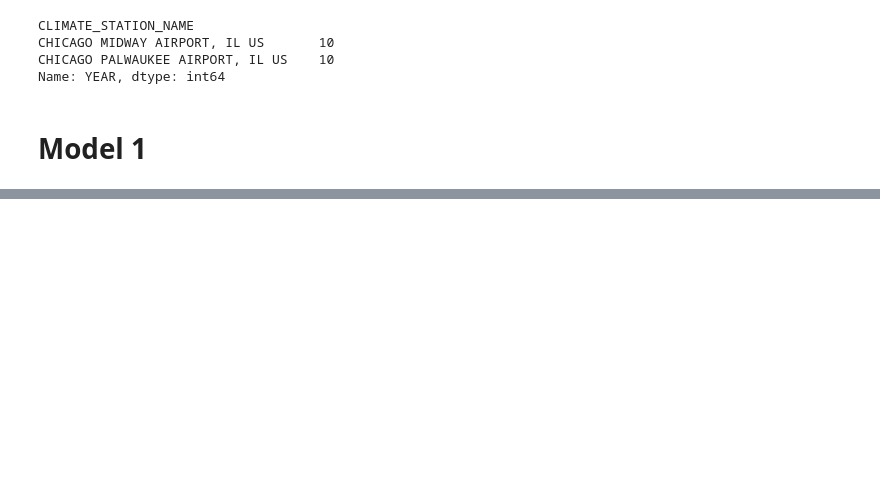
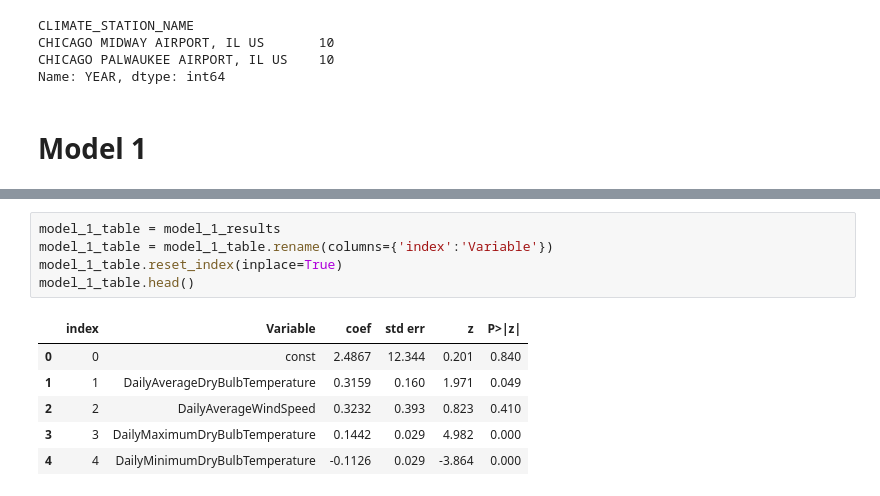
Before and after one commit to griffinberonio/AAE-724-Repo, a Jupyter notebook: Analysis_Notebook.ipynb, the cells around one changed output, grey strips where cells are left out. Drawn from its saved outputs; the diff is of its cells as text; blank space fills up the shorter version.

```diff
--- a/Analysis_Notebook.ipynb
+++ b/Analysis_Notebook.ipynb
@@ -112,0 +117,12 @@ AttributeError: 'NoneType' object has no attribute 'head'
+# %%
+model_1_table = model_1_results
+model_1_table = model_1_table.rename(columns={'index':'Variable'})
+model_1_table.reset_index(inplace=True)
+model_1_table.head()
+# %% [output]
+|  | index | Variable | coef | std err | z | P>|z| |
+| 0 | 0 | const | 2.4867 | 12.344 | 0.201 | 0.840 |
+| 1 | 1 | DailyAverageDryBulbTemperature | 0.3159 | 0.160 | 1.971 | 0.049 |
+| 2 | 2 | DailyAverageWindSpeed | 0.3232 | 0.393 | 0.823 | 0.410 |
+| 3 | 3 | DailyMaximumDryBulbTemperature | 0.1442 | 0.029 | 4.982 | 0.000 |
+| 4 | 4 | DailyMinimumDryBulbTemperature | -0.1126 | 0.029 | -3.864 | 0.000 |
```
Also changed, not shown: parts of 17 cells of this notebook, 3 other files.
